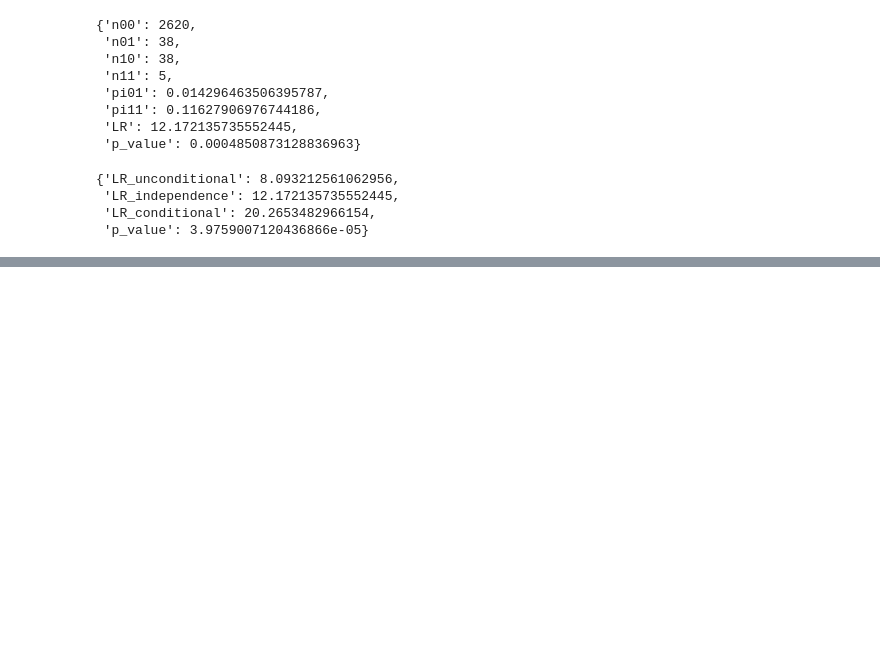
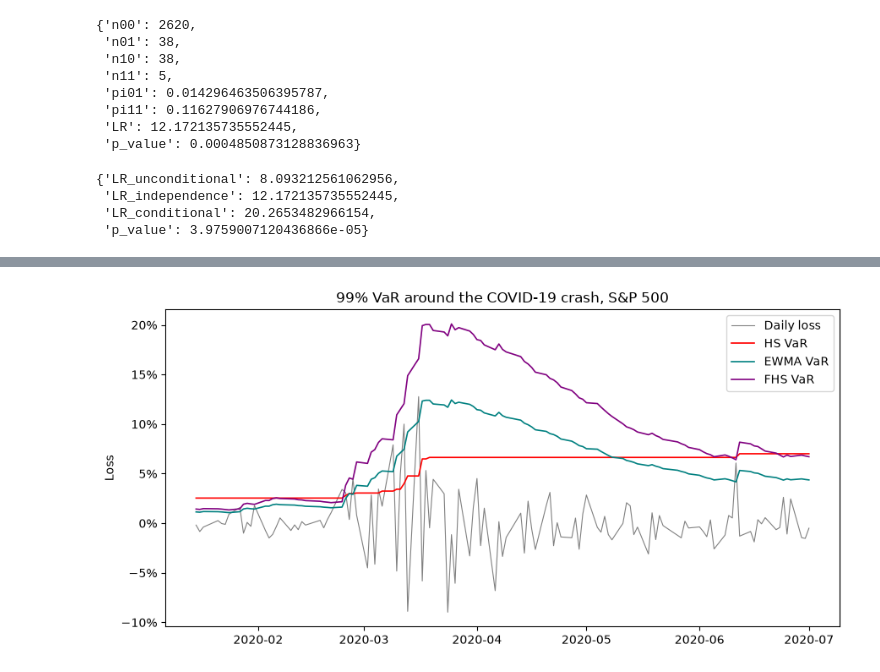
Before and after one commit to robertmatei42/tail-risk-forecasting, a Jupyter notebook: notebooks/02_historical_simulation.ipynb, the cells around one changed output, grey strips where cells are left out. Saved outputs shown, nothing was run; the diff lists cells and outputs as text; code cells hidden in the pictures; blank space fills up the shorter version.

```diff
--- a/notebooks/02_historical_simulation.ipynb
+++ b/notebooks/02_historical_simulation.ipynb
@@ -136,3 +133,17 @@ compare
 |  | days | violations | expected | rate | LR_uc | p_uc | LR_ind | p_ind | LR_cc | p_cc |
 | Historical Simulation | 2702 | 43 | 27.02 | 0.015914 | 8.093213 | 4.443134e-03 | 12.172136 | 0.000485 | 20.265348 | 3.975901e-05 |
 | EWMA | 2702 | 59 | 27.02 | 0.021836 | 28.577154 | 9.003825e-08 | 1.750683 | 0.185791 | 30.327838 | 2.596532e-07 |
+# %%
+from src.risk_measures import fhs_var_es
+
+fhs_risk = fhs_var_es(loss, sigma_ewma)
+bt_fhs = fhs_risk.join(loss).dropna()
+hit_fhs = bt_fhs['loss'] > bt_fhs['VaR']
+
+common = bt.index.intersection(bt_ewma.index).intersection(bt_fhs.index)
+
+compare = pd.concat([
+    backtest_summary(hit[common], 'Historical Simulation'),
+    backtest_summary(hit_ewma[common], 'EWMA'),
+    backtest_summary(hit_fhs[common], 'FHS')])
+compare
@@ -138,0 +155,18 @@ compare
+# %%
+start, end = "2020-01-15", "2020-07-01"
+
+fig, ax = plt.subplots(figsize=(9, 4.5))
+ax.plot(loss.loc[start:end], label="Daily loss", color="grey", linewidth=0.8)
+ax.plot(risk["var"].loc[start:end], label="HS VaR", color="red", linewidth=1.2)
+ax.plot(ewma_risk["VaR"].loc[start:end], label="EWMA VaR", color="teal", linewidth=1.2)
+ax.plot(fhs_risk["VaR"].loc[start:end], label="FHS VaR", color="purple", linewidth=1.2)
+
+ax.set_title("99% VaR around the COVID-19 crash, S&P 500")
+ax.set_ylabel("Loss")
+ax.yaxis.set_major_formatter(PercentFormatter(1.0, decimals=0))
+ax.legend()
+fig.tight_layout()
+fig.savefig(ROOT / "results" / "var_comparison_2020.png", dpi=150, bbox_inches="tight")
+plt.show()
+# %% [output]
+[figure, added]
```
Also changed, not shown: parts of 3 cells of this notebook, 1 other file.
